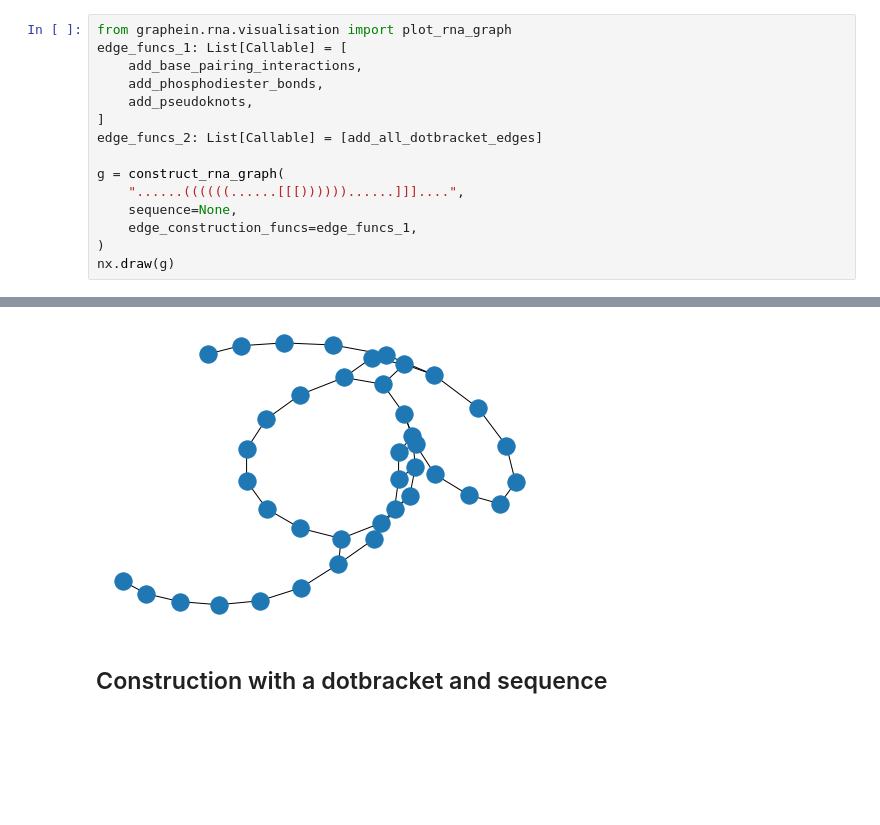
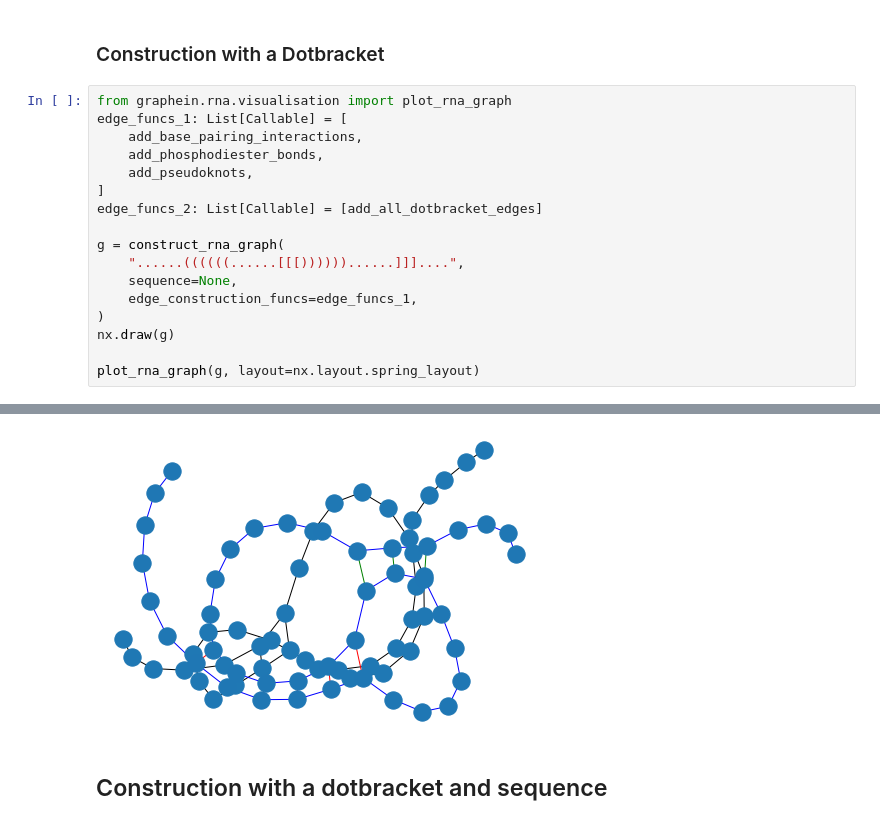
Before and after one commit to a-r-j/graphein, a Jupyter notebook: notebooks/rna_graph_tutorial.ipynb, the cells around one changed output, grey strips where cells are left out. Drawn from its saved outputs; the diff is of its cells as text; blank space fills up the shorter version.

Commit message:
[RNA] minor fix to visualisation, update doc tutorial

```diff
--- a/notebooks/rna_graph_tutorial.ipynb
+++ b/notebooks/rna_graph_tutorial.ipynb
@@ -27,3 +44,5 @@ The workflow we follow is similar to the other data modalities. The desired edge
+# %% [markdown]
+### Construction with a Dotbracket
 # %%
 from graphein.rna.visualisation import plot_rna_graph
 edge_funcs_1: List[Callable] = [
@@ -39,4 +58,6 @@ g = construct_rna_graph(
     edge_construction_funcs=edge_funcs_1,
 )
 nx.draw(g)
+
+plot_rna_graph(g, layout=nx.layout.spring_layout)
 # %% [output]
@@ -43,4 +65,4 @@ nx.draw(g)
-[figure, old version]
+[figure, new version]
 # %% [markdown]
 ## Construction with a dotbracket and sequence
 # %%
```
Also changed, not shown: parts of 6 cells of this notebook, 1 other file.
